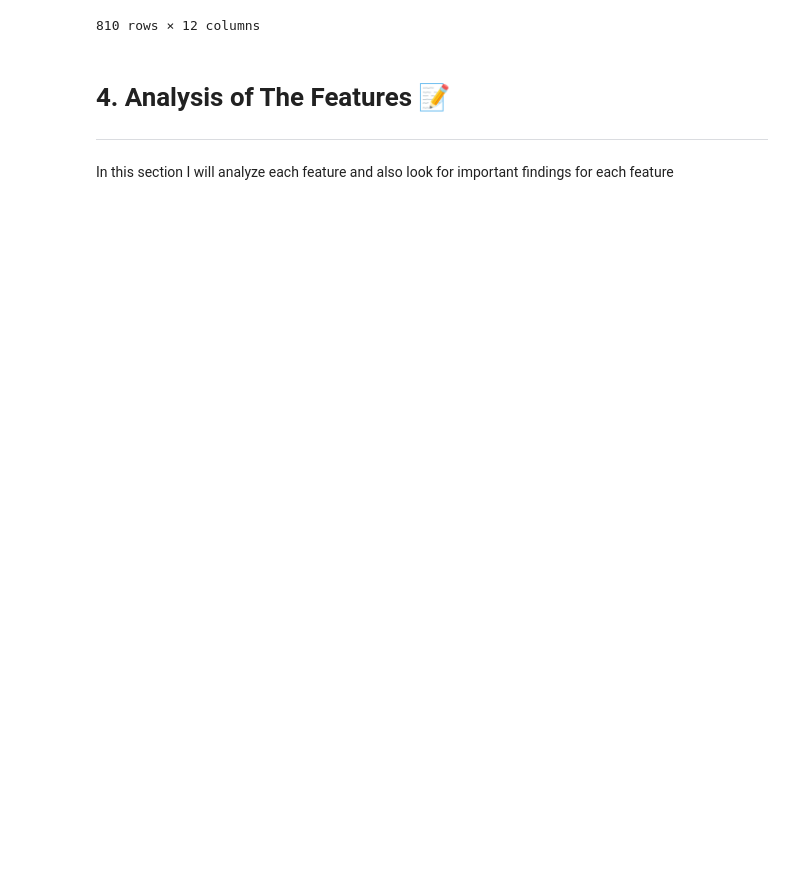
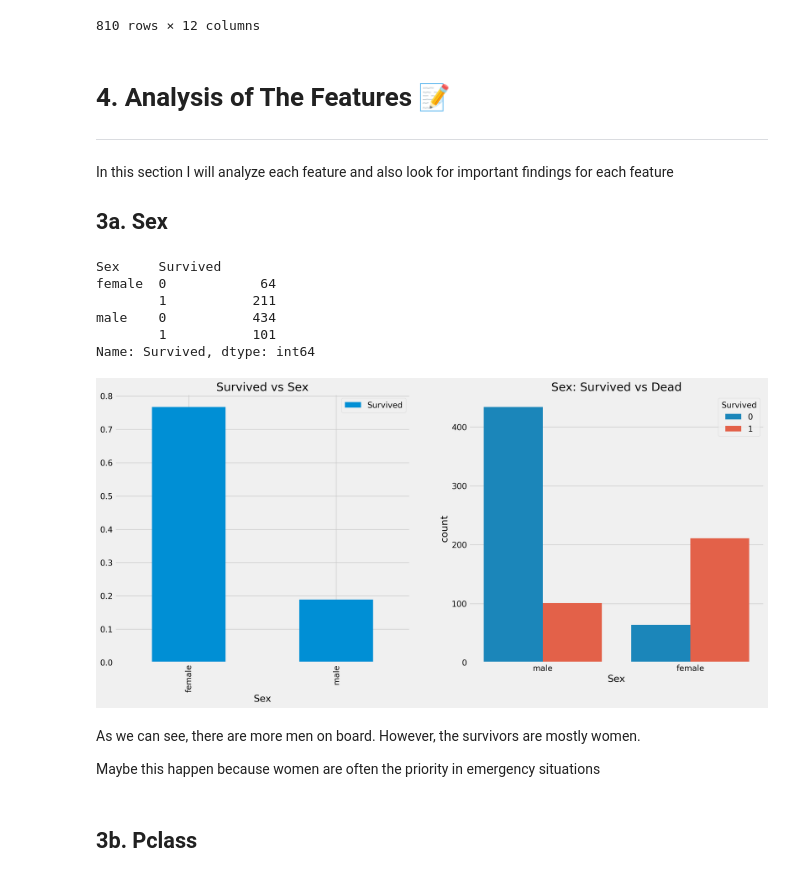
Before and after one commit to hisyam-jaelani/Data-Science-Projects, a Jupyter notebook: from-tragedy-to-insights-titanic.ipynb, the cells around one changed output. Cells and saved outputs as stored; diff of their text form; code cells hidden in the pictures; blank space fills up the shorter version.

```diff
--- a/from-tragedy-to-insights-titanic.ipynb
+++ b/from-tragedy-to-insights-titanic.ipynb
@@ -406,3 +406,30 @@ train_df
 # 4. Analysis of The Features 📝
 ***
 In this section I will analyze each feature and also look for important findings for each feature
+
+## 3a. Sex
+# %%
+train_df.groupby(['Sex','Survived'])['Survived'].count()
+# %% [output]
+Sex     Survived
+female  0            64
+        1           211
+male    0           434
+        1           101
+Name: Survived, dtype: int64
+# %%
+# Create figure to store visualization
+f, ax = plt.subplots(1, 2, figsize=(18, 8))
+train_df[['Sex', 'Survived']].groupby(['Sex']).mean().plot.bar(ax=ax[0])
+ax[0].set_title('Survived vs Sex')
+sns.countplot(x='Sex', hue='Survived',data=train_df, ax=ax[1])
+ax[1].set_title('Sex: Survived vs Dead')
+plt.show()
+# %% [output]
+[figure, added]
+# %% [markdown]
+As we can see, there are more men on board. However, the survivors are mostly women.
+
+Maybe this happen because women are often the priority in emergency situations
+# %% [markdown]
+## 3b. Pclass
```
Also changed, not shown: parts of 14 cells of this notebook.
